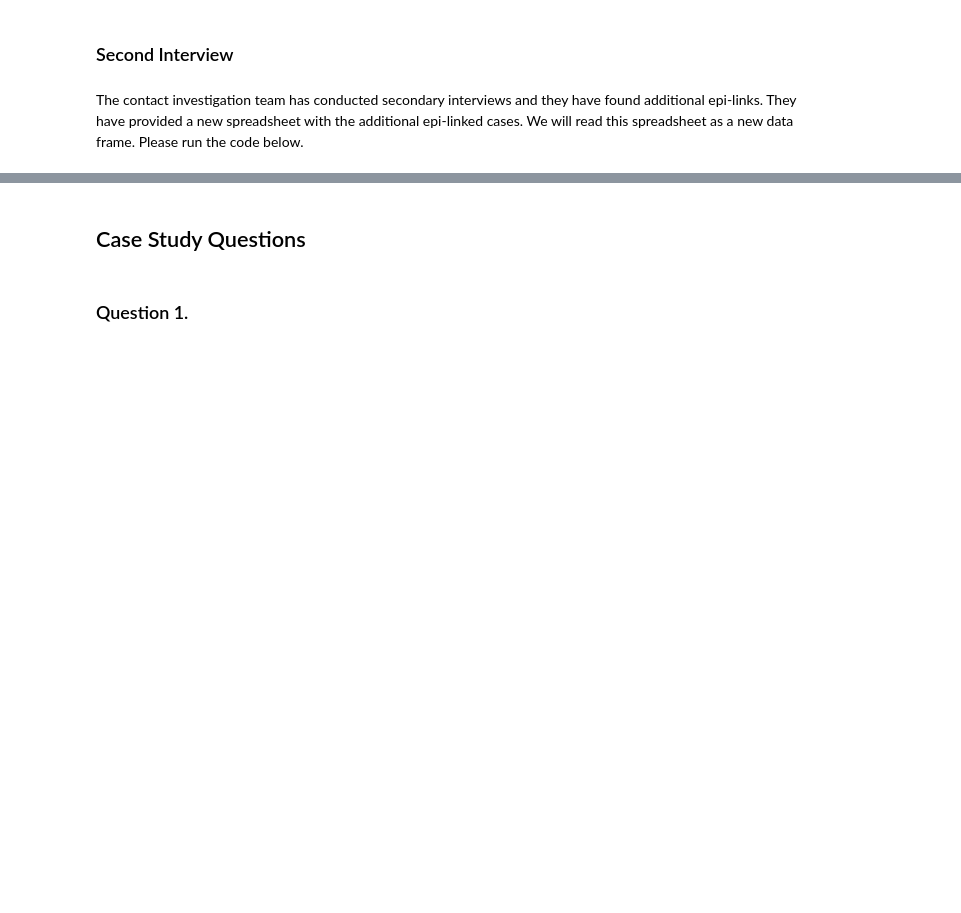
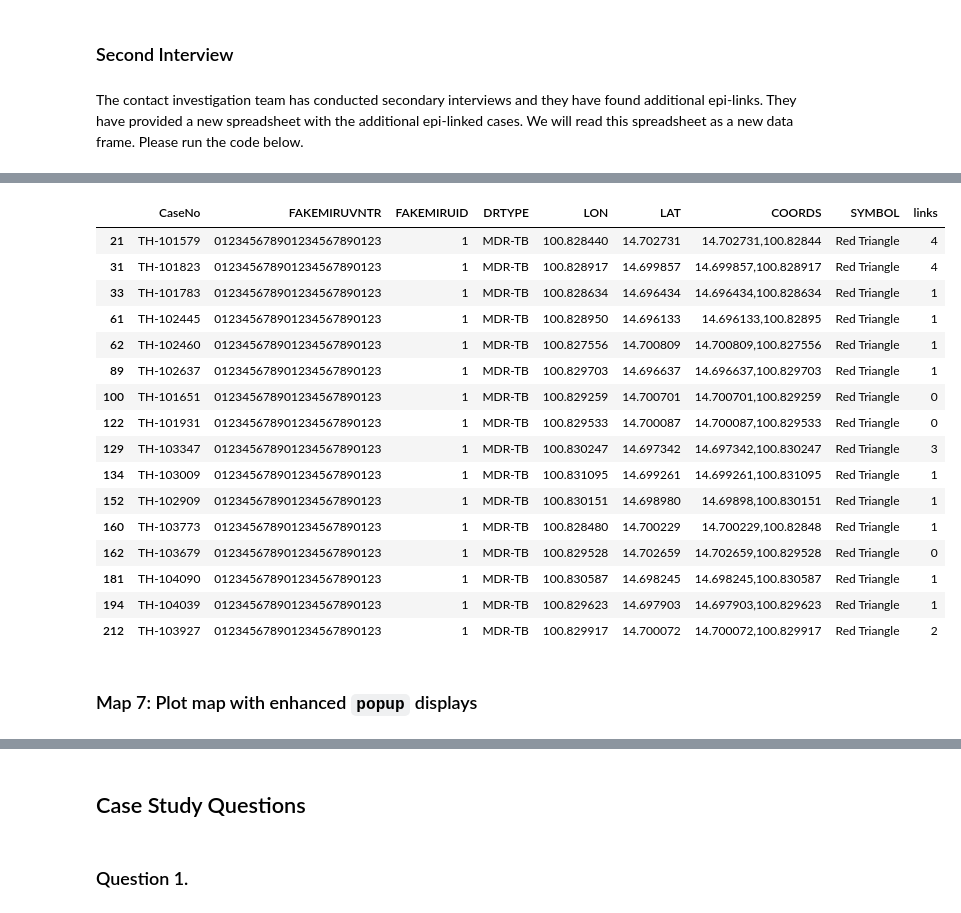
Before and after one commit to PHI-Case-Studies/2005-MDR-TB-Outbreak-Thailand, a Jupyter notebook: NB06-MDR-TB-Case-Study-Part-2.ipynb, the cells around one changed output, grey strips where cells are left out. Cells and saved outputs as stored; diff of their text form; code cells hidden in the pictures; blank space fills up the shorter version.

```diff
--- a/NB06-MDR-TB-Case-Study-Part-2.ipynb
+++ b/NB06-MDR-TB-Case-Study-Part-2.ipynb
@@ -336,0 +994,5 @@ for each in df4.iterrows():
+# %%
+nodes_df3 = pd.DataFrame(pd.melt(edges_df4[['CaseNo1','CaseNo2']]).value.unique())
+nodes_df3.rename(columns={0:'CaseNo'}, inplace=True)
+
+nodes_df3
@@ -336,0 +1018,9 @@ for each in df4.iterrows():
+# %%
+link_count = []
+for node in nodes_df3.iterrows():
+    count = [ i  for i in pairs ].count(node[1]['CaseNo'])
+    link_count.append([node[1]['CaseNo'], count])
+
+link_count_df1 = pd.DataFrame(link_count).rename(columns={0:'CaseNo',1:'links'})
+
+link_count_df1
@@ -336,0 +1088,4 @@ for each in df4.iterrows():
+# %%
+df11 = pd.merge(df5, link_count_df1, on='CaseNo', how='left')
+
+df11.head(10)
@@ -336,0 +1106,6 @@ for each in df4.iterrows():
+# %%
+df11.fillna(0, inplace=True)
+
+df11.links = df11.links.astype(int)
+
+df11.head(10)
@@ -336,0 +1134,20 @@ for each in df4.iterrows():
+# %%
+df11.query('FAKEMIRUID==1')
+# %% [output]
+|  | CaseNo | FAKEMIRUVNTR | FAKEMIRUID | DRTYPE | LON | LAT | COORDS | SYMBOL | links |
+| 21 | TH-101579 | 012345678901234567890123 | 1 | MDR-TB | 100.828440 | 14.702731 | 14.702731,100.82844 | Red Triangle | 4 |
+| 31 | TH-101823 | 012345678901234567890123 | 1 | MDR-TB | 100.828917 | 14.699857 | 14.699857,100.828917 | Red Triangle | 4 |
+| 33 | TH-101783 | 012345678901234567890123 | 1 | MDR-TB | 100.828634 | 14.696434 | 14.696434,100.828634 | Red Triangle | 1 |
+| 61 | TH-102445 | 012345678901234567890123 | 1 | MDR-TB | 100.828950 | 14.696133 | 14.696133,100.82895 | Red Triangle | 1 |
+| 62 | TH-102460 | 012345678901234567890123 | 1 | MDR-TB | 100.827556 | 14.700809 | 14.700809,100.827556 | Red Triangle | 1 |
+| 89 | TH-102637 | 012345678901234567890123 | 1 | MDR-TB | 100.829703 | 14.696637 | 14.696637,100.829703 | Red Triangle | 1 |
+| 100 | TH-101651 | 012345678901234567890123 | 1 | MDR-TB | 100.829259 | 14.700701 | 14.700701,100.829259 | Red Triangle | 0 |
+| 122 | TH-101931 | 012345678901234567890123 | 1 | MDR-TB | 100.829533 | 14.700087 | 14.700087,100.829533 | Red Triangle | 0 |
+| 129 | TH-103347 | 012345678901234567890123 | 1 | MDR-TB | 100.830247 | 14.697342 | 14.697342,100.830247 | Red Triangle | 3 |
+| 134 | TH-103009 | 012345678901234567890123 | 1 | MDR-TB | 100.831095 | 14.699261 | 14.699261,100.831095 | Red Triangle | 1 |
+| 152 | TH-102909 | 012345678901234567890123 | 1 | MDR-TB | 100.830151 | 14.698980 | 14.69898,100.830151 | Red Triangle | 1 |
+| 160 | TH-103773 | 012345678901234567890123 | 1 | MDR-TB | 100.828480 | 14.700229 | 14.700229,100.82848 | Red Triangle | 1 |
+| 162 | TH-103679 | 012345678901234567890123 | 1 | MDR-TB | 100.829528 | 14.702659 | 14.702659,100.829528 | Red Triangle | 0 |
+| 181 | TH-104090 | 012345678901234567890123 | 1 | MDR-TB | 100.830587 | 14.698245 | 14.698245,100.830587 | Red Triangle | 1 |
+| 194 | TH-104039 | 012345678901234567890123 | 1 | MDR-TB | 100.829623 | 14.697903 | 14.697903,100.829623 | Red Triangle | 1 |
+| 212 | TH-103927 | 012345678901234567890123 | 1 | MDR-TB | 100.829917 | 14.700072 | 14.700072,100.829917 | Red Triangle | 2 |
@@ -336,0 +1156,2 @@ for each in df4.iterrows():
+# %% [markdown]
+### Map 7: Plot map with  enhanced `popup` displays
```
Also changed, not shown: parts of 130 cells of this notebook, 28 other files.
